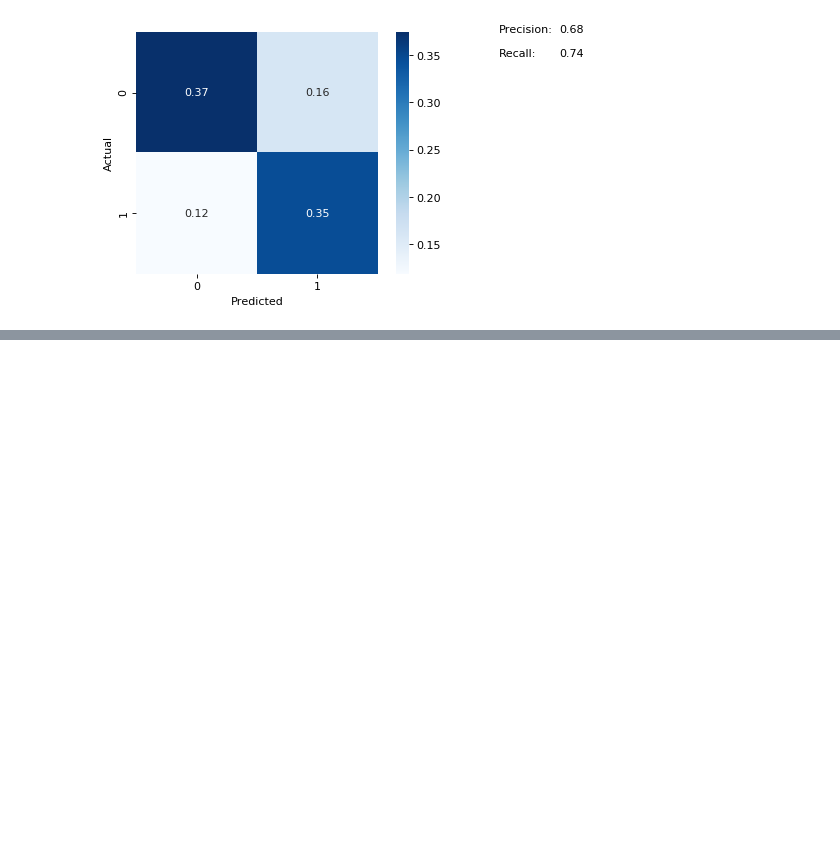
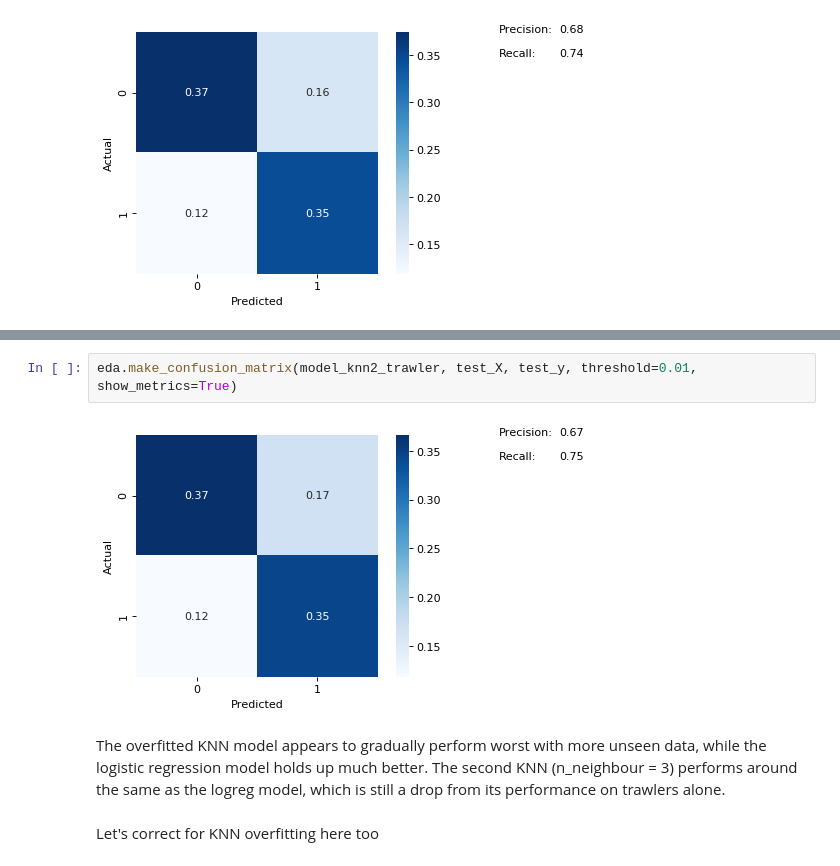
Before and after one commit to KunojiLym/metis_project_3, a Jupyter notebook: eda-fishing-all.ipynb, the cells around one changed output, grey strips where cells are left out. Saved outputs shown, nothing was run; the diff lists cells and outputs as text; blank space fills up the shorter version.

```diff
--- a/eda-fishing-all.ipynb
+++ b/eda-fishing-all.ipynb
@@ -204,0 +232,8 @@ KNN performs much better... but also has crap for performance
+# %%
+eda.make_confusion_matrix(model_knn2_trawler, test_X, test_y, threshold=0.01, show_metrics=True)
+# %% [output]
+[figure, added]
+# %% [markdown]
+The overfitted KNN model appears to gradually perform worst with more unseen data, while the logistic regression model holds up much better. The second KNN (n_neighbour = 3) performs around the same as the logreg model, which is still a drop from its performance on trawlers alone.
+# %% [markdown]
+Let's correct for KNN overfitting here too
```
Also changed, not shown: parts of 14 cells of this notebook, 7 other files.
